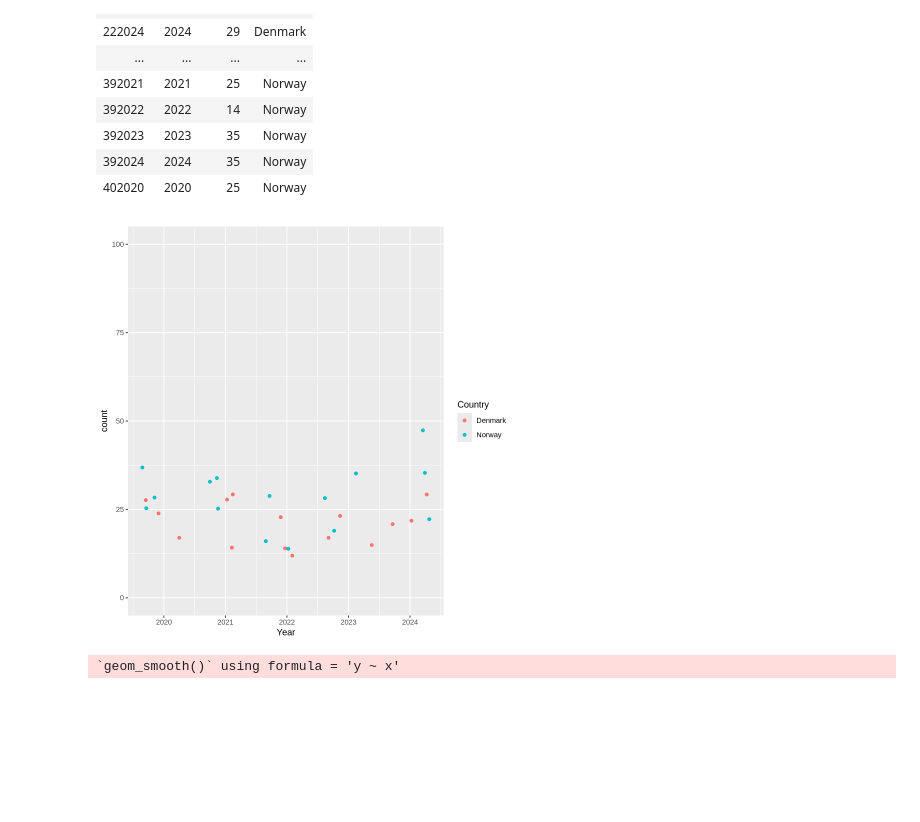
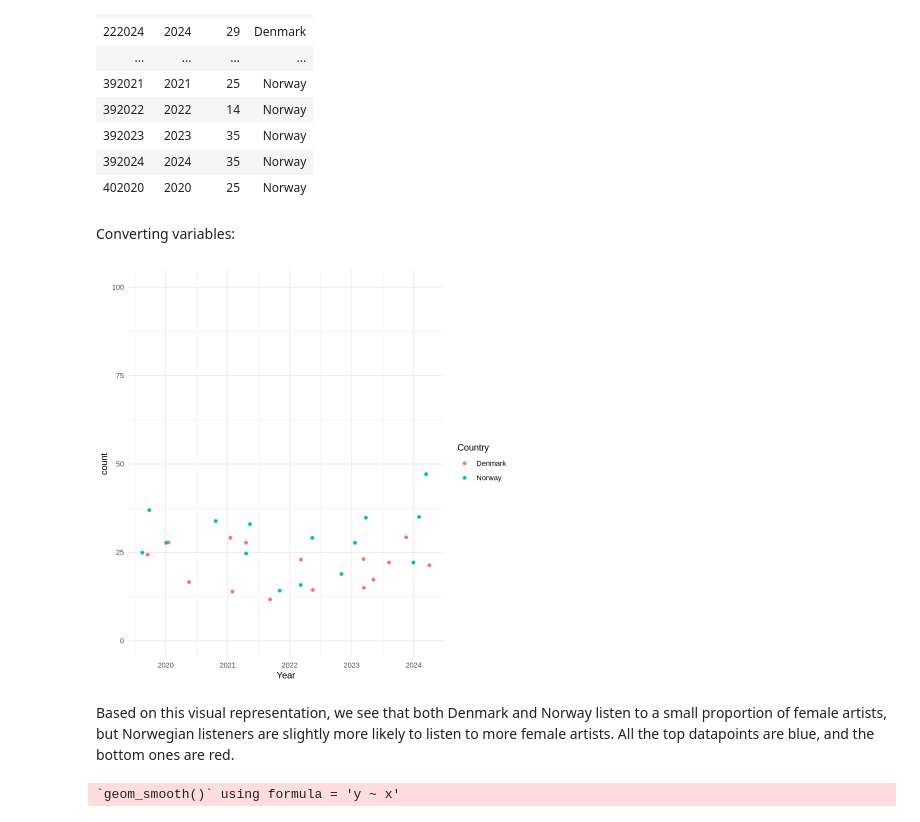
Before and after one commit to LiseFalden/CulturalDataScience, a Jupyter notebook: Coding Project.ipynb, the cells around one changed output. Cells and saved outputs as stored; diff of their text form; code cells hidden in the pictures; blank space fills up the shorter version.

```diff
--- a/Coding Project.ipynb
+++ b/Coding Project.ipynb
@@ -401,6 +420,8 @@ A data.frame: 30 × 4
 | 392023 | 2023 | 35 | Norway |
 | 392024 | 2024 | 35 | Norway |
 | 402020 | 2020 | 25 | Norway |
+# %% [markdown]
+Converting variables:
 # %%
 DenmarkNorway[,'Country'] <- as.factor(as.character(DenmarkNorway[,'Country']))
 # %%
@@ -410,13 +431,16 @@ DenmarkNorway[,'Year'] <- as.integer(as.character(DenmarkNorway[,'Year']))
 # %%
 #plotting the data
 ggplot(DenmarkNorway,
        aes(x = Year,
            y = count,
     color = Country)) +
     geom_point(position = 'jitter') +
-    ylim(0,100)
+    ylim(0,100) +
+theme_minimal()
 # %% [output]
-[figure, old version]
+[figure, new version]
+# %% [markdown]
+Based on this visual representation, we see that both Denmark and Norway listen to a small proportion of female artists, but Norwegian listeners are slightly more likely to listen to more female artists. All the top datapoints are blue, and the bottom ones are red.
 # %%
 #Adding linear regression
 #plotting the data
```
Also changed, not shown: parts of 19 cells of this notebook.
